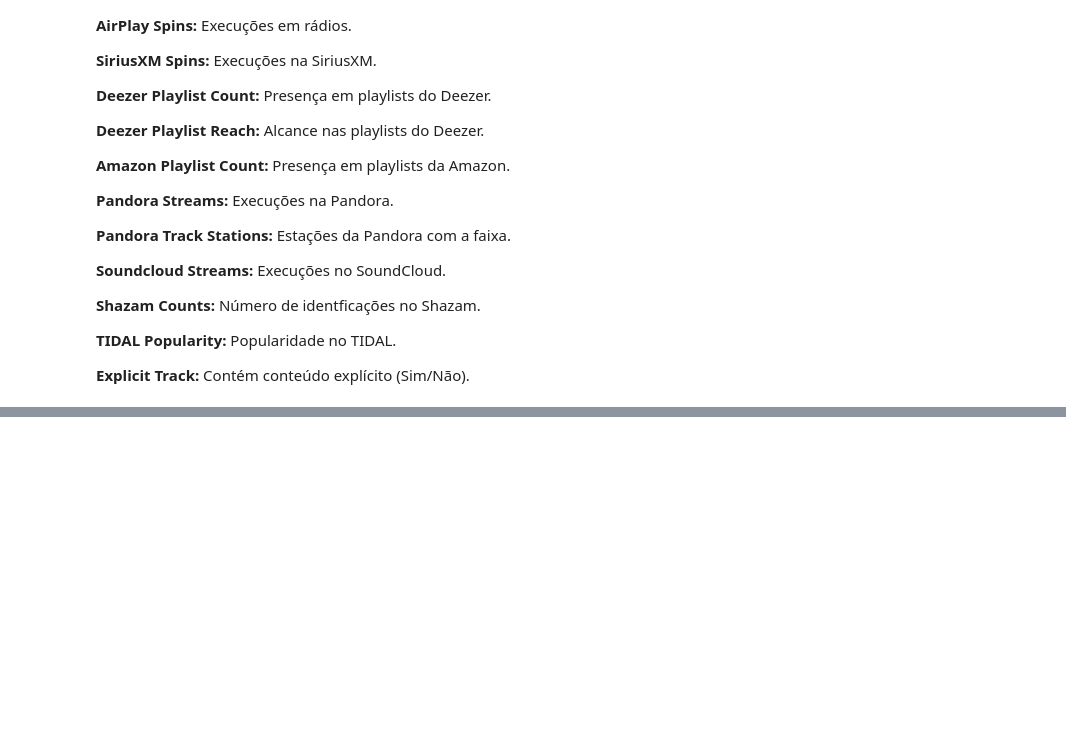
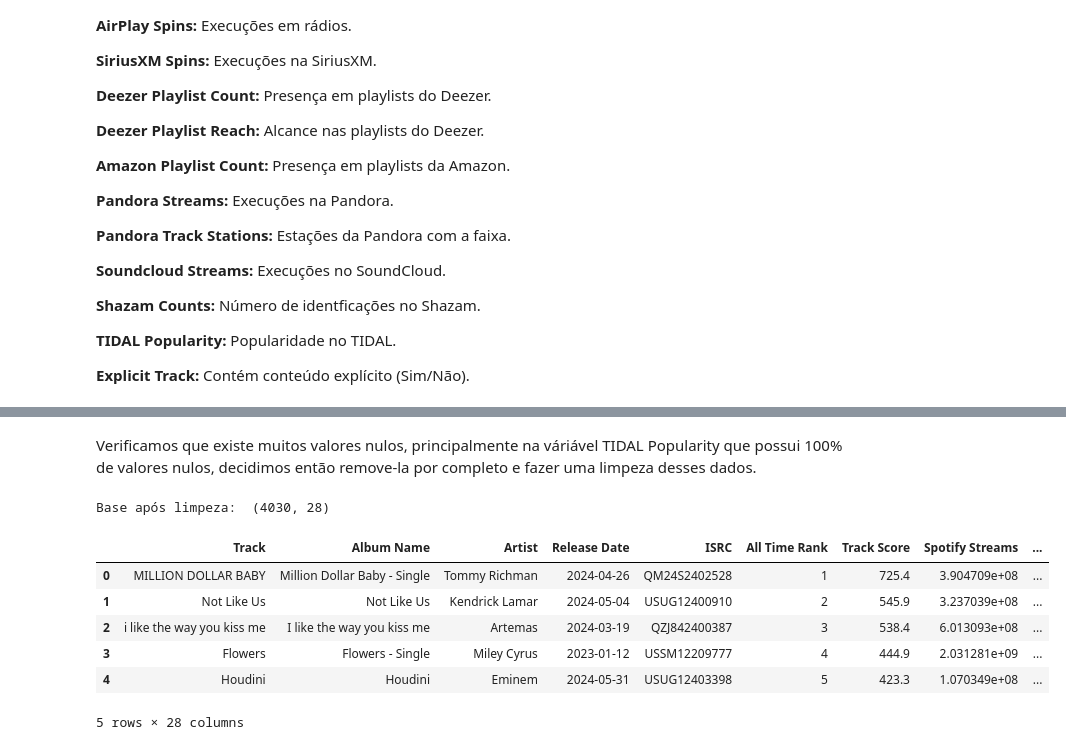
Before and after one commit to vitorlooo/AnaliseDados_projeto1, a Jupyter notebook: ProjetoMusicas.ipynb, the cells around one changed output, grey strips where cells are left out. Cells and saved outputs as stored; diff of their text form; code cells hidden in the pictures; blank space fills up the shorter version.

```diff
--- a/ProjetoMusicas.ipynb
+++ b/ProjetoMusicas.ipynb
@@ -138,0 +151,41 @@ df.drop_duplicates(inplace=True)
+# %% [markdown]
+ Verificamos que existe muitos valores nulos, principalmente na váriável TIDAL Popularity que possui 100% de valores nulos, decidimos então remove-la por completo e fazer uma limpeza desses dados.
+# %%
+#Fazer uma cópia da base
+df_limpo = df.copy()
+
+# # Converte as colunas que deveriam ser float (mas sao object por causa da virgula) em verdadeiros floats
+colunas_com_virgula = [
+    'Spotify Streams', 'Spotify Playlist Reach', 'YouTube Views', 'YouTube Likes',
+    'TikTok Posts', 'TikTok Likes', 'TikTok Views', 'YouTube Playlist Reach',
+    'Deezer Playlist Reach', 'Pandora Streams', 'Soundcloud Streams', 'Shazam Counts'
+]
+
+for col in colunas_com_virgula:
+    df_limpo[col] = df_limpo[col].astype(str).str.replace(',', '')
+    df_limpo[col] = pd.to_numeric(df_limpo[col], errors='coerce')
+
+# Garante que a data de lancamento esta no tipo data
+df_limpo['Release Date'] = pd.to_datetime(df_limpo['Release Date'], errors='coerce')
+
+# Transforma valores binarios para "sim" e "nao"
+df_limpo['Explicit Track'] = df_limpo['Explicit Track'].map({0: 'Não', 1: 'Sim'})
+
+# TIDAL Popularity possui 100% de valores nulos, remove-la nao afetara nada
+df_limpo.drop(columns=['TIDAL Popularity'], inplace=True)
+
+# Remove linhas com uma quantidade muito grande de nulos
+df_limpo = df_limpo[df_limpo.isnull().sum(axis=1) < 10]
+
+# Visualiza a base limpa
+print("Base após limpeza: ", df_limpo.shape)
+display(df_limpo.head())
+# %% [output]
+Base após limpeza:  (4030, 28)
+|  | Track | Album Name | Artist | Release Date | ISRC | All Time Rank | Track Score | Spotify Streams | ... |
+| 0 | MILLION DOLLAR BABY | Million Dollar Baby - Single | Tommy Richman | 2024-04-26 | QM24S2402528 | 1 | 725.4 | 3.904709e+08 | ... |
+| 1 | Not Like Us | Not Like Us | Kendrick Lamar | 2024-05-04 | USUG12400910 | 2 | 545.9 | 3.237039e+08 | ... |
+| 2 | i like the way you kiss me | I like the way you kiss me | Artemas | 2024-03-19 | QZJ842400387 | 3 | 538.4 | 6.013093e+08 | ... |
+| 3 | Flowers | Flowers - Single | Miley Cyrus | 2023-01-12 | USSM12209777 | 4 | 444.9 | 2.031281e+09 | ... |
+| 4 | Houdini | Houdini | Eminem | 2024-05-31 | USUG12403398 | 5 | 423.3 | 1.070349e+08 | ... |
+5 rows × 28 columns
```
Also changed, not shown: parts of 10 cells of this notebook.
